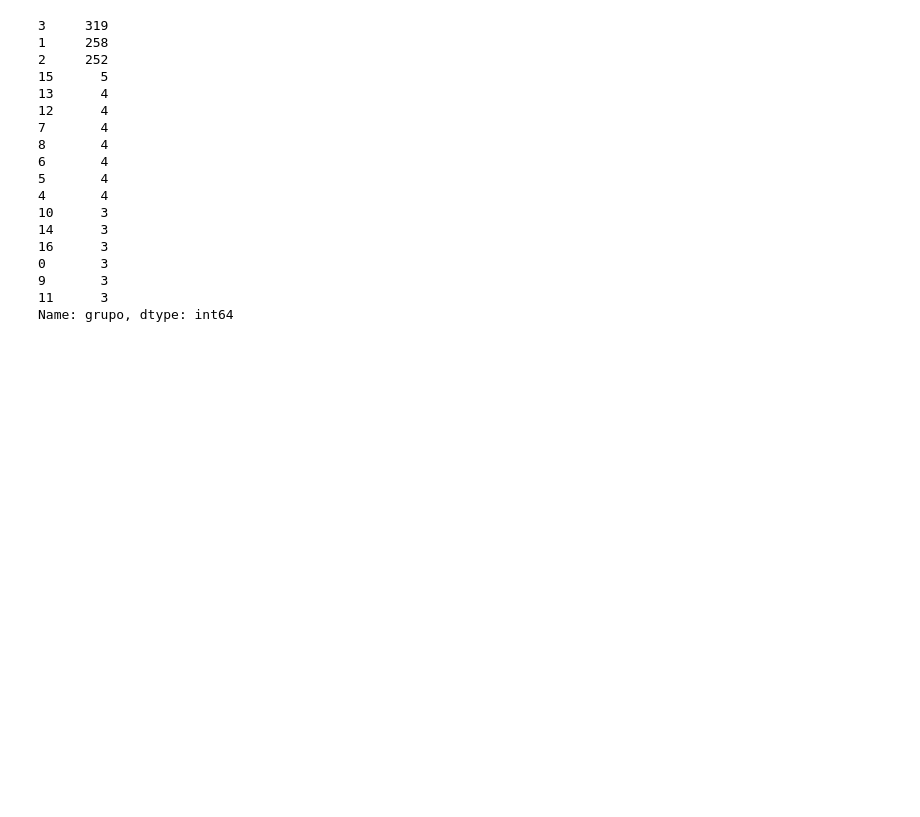
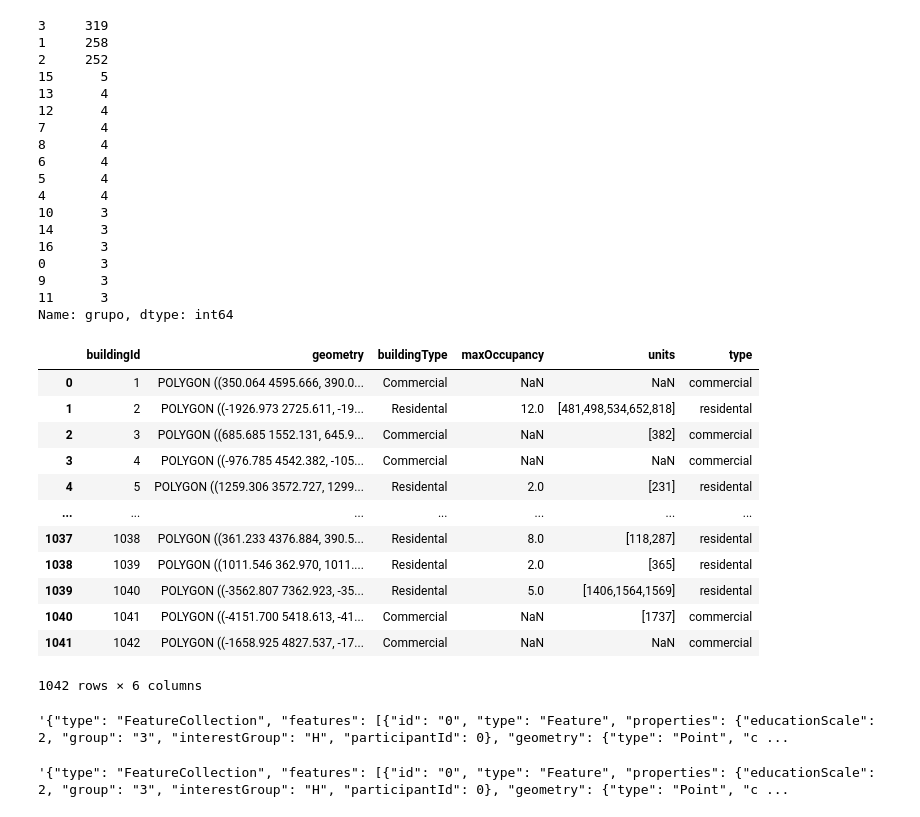
Before and after one commit to ffelicioni/tp_infoviz, a Jupyter notebook: Mapas_Vast_challenge.ipynb, the cells around one changed output. Drawn from its saved outputs; the diff is of its cells as text; code cells hidden in the pictures; blank space fills up the shorter version.

```diff
--- a/Mapas_Vast_challenge.ipynb
+++ b/Mapas_Vast_challenge.ipynb
@@ -608,3 +634,24 @@ df_comunidades.grupo.value_counts()
 9       3
 11      3
 Name: grupo, dtype: int64
+# %%
+crs={'init':'epsg:3395'}
+#Ohio UTC -4
+geo_bd=gpd.GeoDataFrame(buildings,crs=crs)
+#geo_df.to_crs('EPSG:3395')
+
+geo_bd
+# %% [output]
+|  | buildingId | geometry | buildingType | maxOccupancy | units | type |
+| 0 | 1 | POLYGON ((350.064 4595.666, 390.0... | Commercial | NaN | NaN | commercial |
+| 1 | 2 | POLYGON ((-1926.973 2725.611, -19... | Residental | 12.0 | [481,498,534,652,818] | residental |
+| 2 | 3 | POLYGON ((685.685 1552.131, 645.9... | Commercial | NaN | [382] | commercial |
+| 3 | 4 | POLYGON ((-976.785 4542.382, -105... | Commercial | NaN | NaN | commercial |
+| 4 | 5 | POLYGON ((1259.306 3572.727, 1299... | Residental | 2.0 | [231] | residental |
+| ... | ... | ... | ... | ... | ... | ... |
+| 1037 | 1038 | POLYGON ((361.233 4376.884, 390.5... | Residental | 8.0 | [118,287] | residental |
+| 1038 | 1039 | POLYGON ((1011.546 362.970, 1011.... | Residental | 2.0 | [365] | residental |
+| 1039 | 1040 | POLYGON ((-3562.807 7362.923, -35... | Residental | 5.0 | [1406,1564,1569] | residental |
+| 1040 | 1041 | POLYGON ((-4151.700 5418.613, -41... | Commercial | NaN | [1737] | commercial |
+| 1041 | 1042 | POLYGON ((-1658.925 4827.537, -17... | Commercial | NaN | NaN | commercial |
+1042 rows × 6 columns
@@ -610,0 +671,4 @@ Name: grupo, dtype: int64
+# %%
+apart_json
+# %% [output]
+'{"type": "FeatureCollection", "features": [{"id": "0", "type": "Feature", "properties": {"educationScale": 2, "group": "3", "interestGroup": "H", "participantId": 0}, "geometry": {"type": "Point", "c ...
@@ -610,0 +684,4 @@ Name: grupo, dtype: int64
+# %%
+apart_job
+# %% [output]
+'{"type": "FeatureCollection", "features": [{"id": "0", "type": "Feature", "properties": {"educationScale": 2, "group": "3", "interestGroup": "H", "participantId": 0}, "geometry": {"type": "Point", "c ...
```
Also changed, not shown: parts of 7 cells of this notebook.
